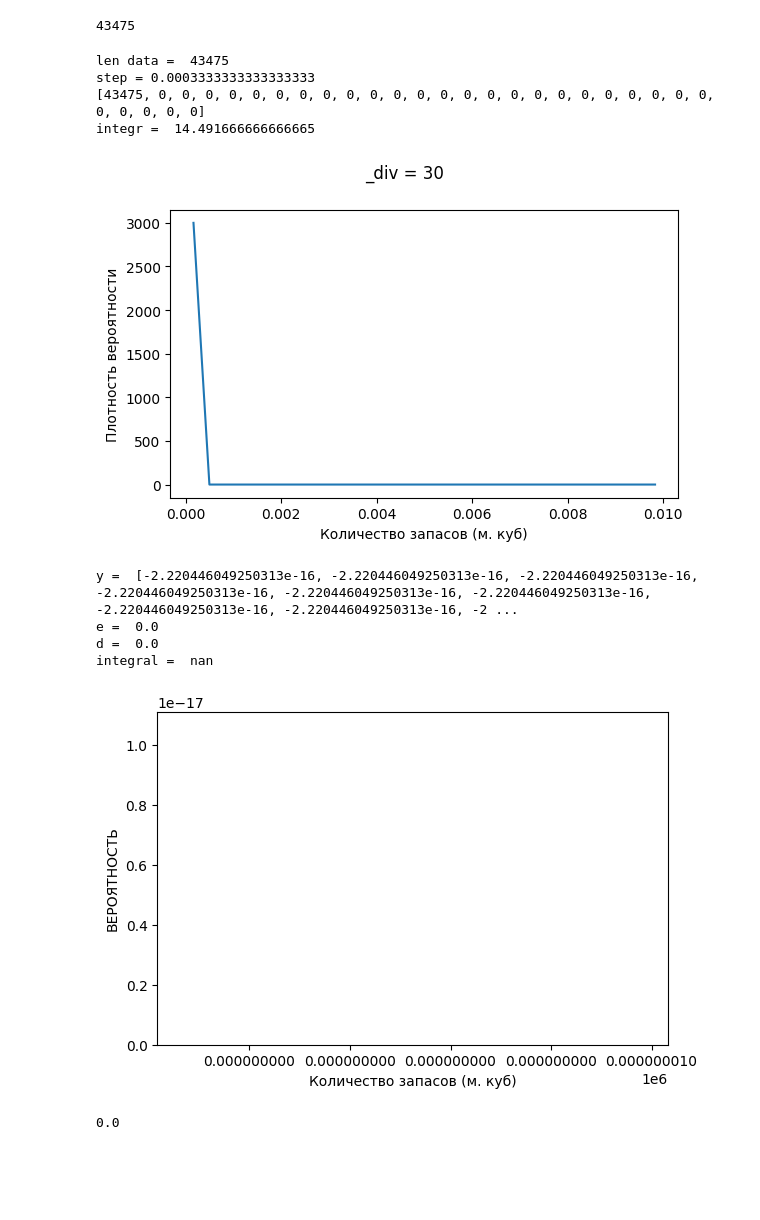
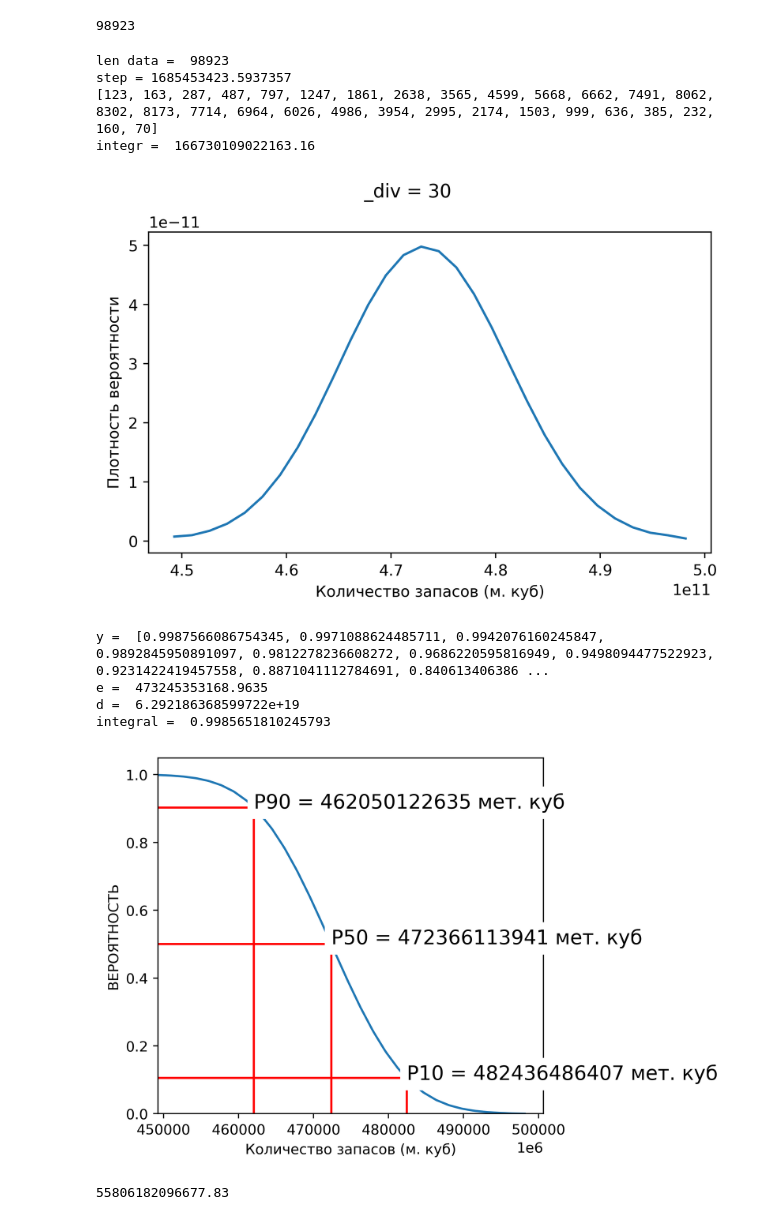
Before and after one commit to LoliDeveloper/workshop_2022, a Jupyter notebook: main.ipynb, the cells around one changed output. Saved outputs shown, nothing was run; the diff lists cells and outputs as text; code cells hidden in the pictures; blank space fills up the shorter version.

```diff
--- a/main.ipynb
+++ b/main.ipynb
@@ -41,5 +41,7 @@ def getLasDataFrames(path = path_to_RIGIS):
     return lasDF
 
 lasDataFrame = getLasDataFrames()
+lasDataFrame = [lasDataFrame[i] for i in range(len(lasDataFrame))]
+lasFileNames = [lasFileNames[i] for i in range(len(lasFileNames))]
 # %%
 len(lasDataFrame)
@@ -348,4 +423,4 @@ def honey_compress(value_list, razmer_zhim=1000):
     new_value_list=[sum(value_list[(x)*min_div:(x+1)*min_div])/min_div for x in range(value)]
     return new_value_list
 # %%
-v2 = get_value2(k_nas, k_por, [[h] for h in heights], squares, adj_mat, perimeters, 10000)
+v2 = get_value2(k_nas, k_por, [[h] for h in heights], squares, adj_mat, perimeters, 50000)
@@ -372,10 +450,10 @@ def itog_rasp(all_value,honey = 50000):
 
     return first_well
 # %%
-v_itog = [i/bg for i in itog_rasp(v3)]
+v_itog = [i/bg for i in itog_rasp(v2)]
 len(v_itog)
 # %% [output]
-43475
+98923
 # %%
 from cmath import isnan
 from turtle import color
@@ -441,7 +519,7 @@ def visualize_data(data = [], _div = 5, x_label = 'x_label', y_label = 'y_label'
         ax.vlines(found, 0, f(found), colors='r')
         ax.plot([min_data, found], [f(found)]*2, color='r')
         ax.scatter(found, f(found), color='r')
-        ax.annotate('P' + str(int(find_value*100))+' = ' + str(int(found))+' мет. куб', (found, find_value), fontsize = 14)
+        ax.annotate('P' + str(int(find_value*100))+' = ' + str(int(found))+' мет. куб', (found, find_value), fontsize = 14, backgroundcolor="w", )
     ax.plot(x_linspace, f(x_linspace))
     e = expection(data)
     print('e = ', e)
@@ -456,19 +534,19 @@ def visualize_data(data = [], _div = 5, x_label = 'x_label', y_label = 'y_label'
     plt.ticklabel_format(useOffset=True, style='sci', scilimits = (6, 6), axis='x')
     plt.show()
 # %%
-visualize_data(v_itog, 30, "Количество запасов (м. куб)", "ВЕРОЯТНОСТЬ")
+visualize_data(v_itog, 30, "Количество запасов (м. куб)", "ВЕРОЯТНОСТЬ", 400)
 # %% [output]
-len data =  43475
-step = 0.0003333333333333333
-[43475, 0, 0, 0, 0, 0, 0, 0, 0, 0, 0, 0, 0, 0, 0, 0, 0, 0, 0, 0, 0, 0, 0, 0, 0, 0, 0, 0, 0, 0]
-integr =  14.491666666666665
+len data =  98923
+step = 1685453423.5937357
+[123, 163, 287, 487, 797, 1247, 1861, 2638, 3565, 4599, 5668, 6662, 7491, 8062, 8302, 8173, 7714, 6964, 6026, 4986, 3954, 2995, 2174, 1503, 999, 636, 385, 232, 160, 70]
+integr =  166730109022163.16
-[figure, old version]
+[figure, new version]
-y =  [-2.220446049250313e-16, -2.220446049250313e-16, -2.220446049250313e-16, -2.220446049250313e-16, -2.220446049250313e-16, -2.220446049250313e-16, -2.220446049250313e-16, -2.220446049250313e-16, -2 ...
-e =  0.0
-d =  0.0
-integral =  nan
+y =  [0.9987566086754345, 0.9971088624485711, 0.9942076160245847, 0.9892845950891097, 0.9812278236608272, 0.9686220595816949, 0.9498094477522923, 0.9231422419457558, 0.8871041112784691, 0.840613406386 ...
+e =  473245353168.9635
+d =  6.292186368599722e+19
+integral =  0.9985651810245793
-[figure, old version]
+[figure, new version]
 # %%
 sum(v_itog)/len(v_itog)/bg
 # %% [output]
-0.0
+55806182096677.83
```
Also changed, not shown: parts of 14 cells of this notebook.
